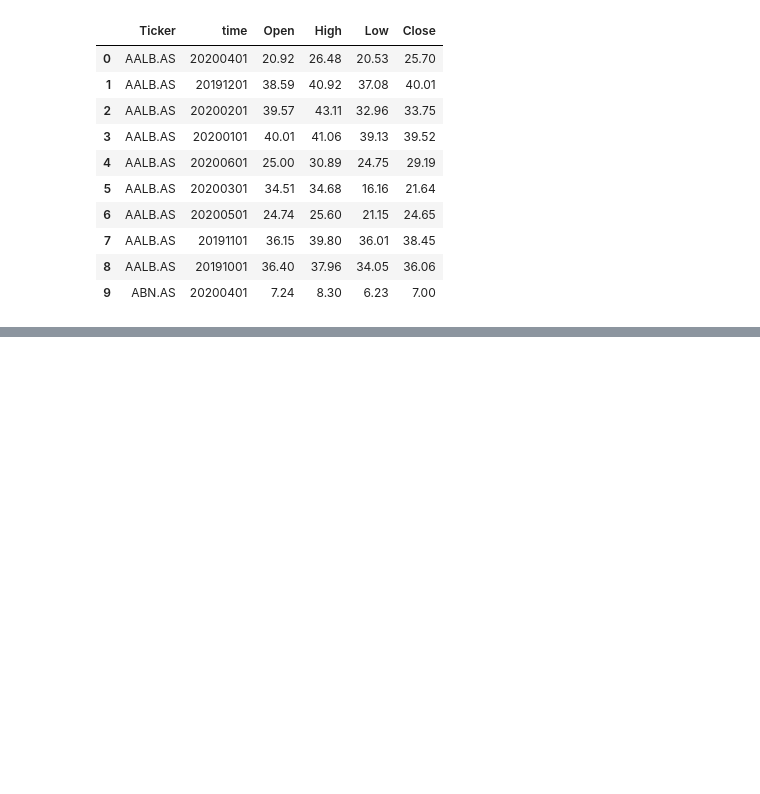
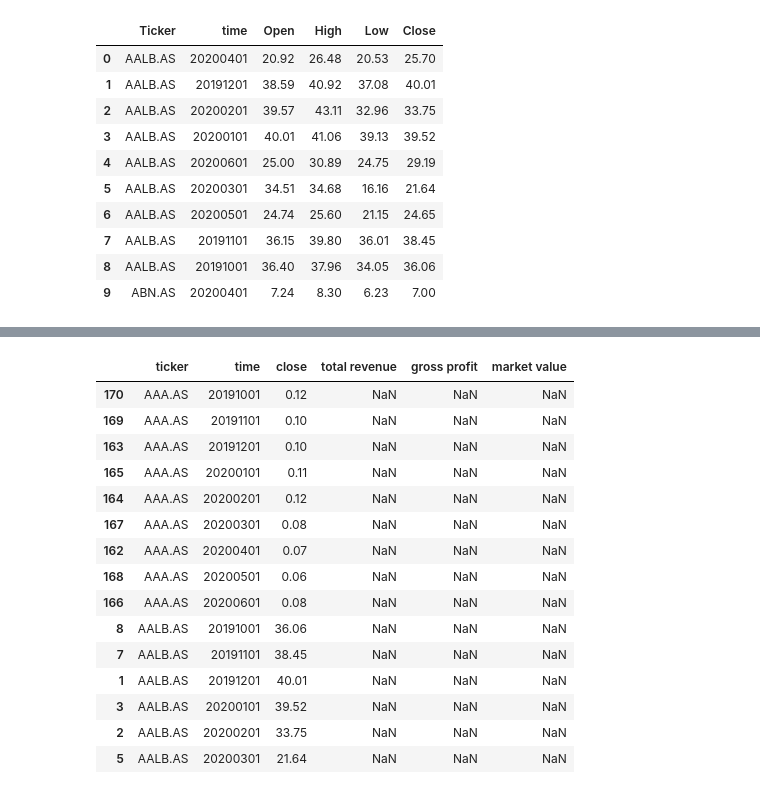
Before and after one commit to LukasTheMouse/Ironhack_project2_NinaLukas, a Jupyter notebook: Joining Data .ipynb, the cells around one changed output, grey strips where cells are left out. Drawn from its saved outputs; the diff is of its cells as text; code cells hidden in the pictures; blank space fills up the shorter version.

```diff
--- a/Joining Data .ipynb
+++ b/Joining Data .ipynb
@@ -40,0 +47,4 @@ TypeError: merge() missing 1 required positional argument: 'right'
+# %%
+#Change all column names to lower case
+new_table.columns= new_table.columns.str.lower()
+new_table.head(5)
@@ -40,0 +59,4 @@ TypeError: merge() missing 1 required positional argument: 'right'
+# %%
+#Calculate market value
+new_table['market value'] = new_table['close'] * new_table['basic average shares']
+new_table.head(5)
@@ -40,0 +71,4 @@ TypeError: merge() missing 1 required positional argument: 'right'
+# %%
+summary_columns = ['ticker', 'time', 'close', 'total revenue', 'gross profit', 'market value']
+summary_table = new_table[summary_columns]
+summary_table.head(5)
@@ -40,0 +82,21 @@ TypeError: merge() missing 1 required positional argument: 'right'
+# %%
+#Group by tickers and time
+sorted_summary_table = summary_table.sort_values(by =['ticker', 'time'], ascending = True )
+sorted_summary_table.head(15)
+# %% [output]
+|  | ticker | time | close | total revenue | gross profit | market value |
+| 170 | AAA.AS | 20191001 | 0.12 | NaN | NaN | NaN |
+| 169 | AAA.AS | 20191101 | 0.10 | NaN | NaN | NaN |
+| 163 | AAA.AS | 20191201 | 0.10 | NaN | NaN | NaN |
+| 165 | AAA.AS | 20200101 | 0.11 | NaN | NaN | NaN |
+| 164 | AAA.AS | 20200201 | 0.12 | NaN | NaN | NaN |
+| 167 | AAA.AS | 20200301 | 0.08 | NaN | NaN | NaN |
+| 162 | AAA.AS | 20200401 | 0.07 | NaN | NaN | NaN |
+| 168 | AAA.AS | 20200501 | 0.06 | NaN | NaN | NaN |
+| 166 | AAA.AS | 20200601 | 0.08 | NaN | NaN | NaN |
+| 8 | AALB.AS | 20191001 | 36.06 | NaN | NaN | NaN |
+| 7 | AALB.AS | 20191101 | 38.45 | NaN | NaN | NaN |
+| 1 | AALB.AS | 20191201 | 40.01 | NaN | NaN | NaN |
+| 3 | AALB.AS | 20200101 | 39.52 | NaN | NaN | NaN |
+| 2 | AALB.AS | 20200201 | 33.75 | NaN | NaN | NaN |
+| 5 | AALB.AS | 20200301 | 21.64 | NaN | NaN | NaN |
```
Also changed, not shown: parts of 8 cells of this notebook.
